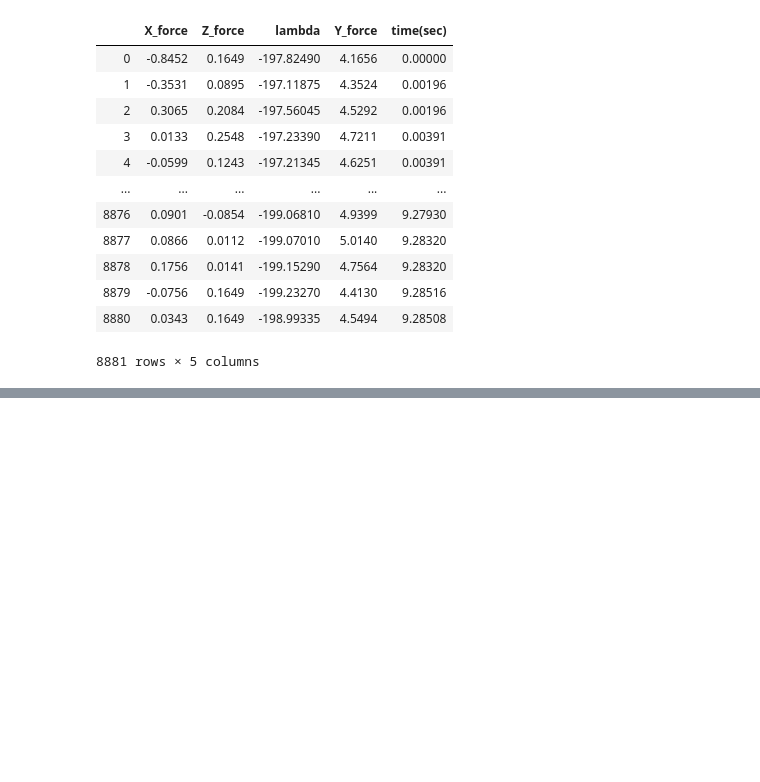
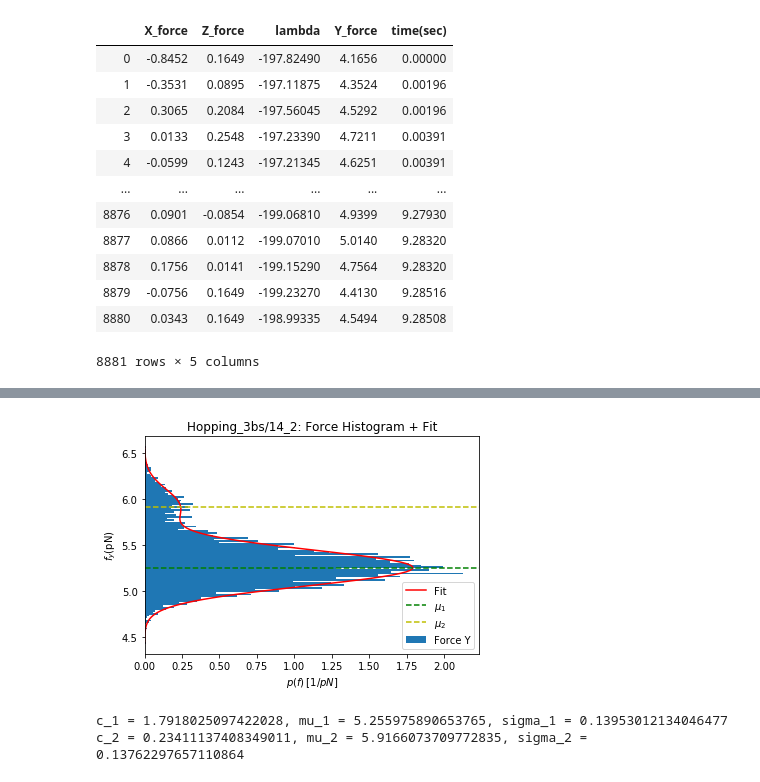
Before and after one commit to RiccardoTancredi/TesiTriennale, a Jupyter notebook: hopping.ipynb, the cells around one changed output, grey strips where cells are left out. Saved outputs shown, nothing was run; the diff lists cells and outputs as text; code cells hidden in the pictures; blank space fills up the shorter version.

```diff
--- a/hopping.ipynb
+++ b/hopping.ipynb
@@ -57,0 +71,8 @@ data_frame
+# %%
+prova = [2.1, 5.1, 0.5, 0.25, 5.8, 0.2]
+fitting_par = grafici.fit(guess=prova)
+# (c1, mu1, sigma1, c2, mu2, sigma2)
+# %% [output]
+[figure, added]
+c_1 = 1.7918025097422028, mu_1 = 5.255975890653765, sigma_1 = 0.13953012134046477
+c_2 = 0.23411137408349011, mu_2 = 5.9166073709772835, sigma_2 = 0.13762297657110864
```
Also changed, not shown: parts of 6 cells of this notebook, 1 other file.
